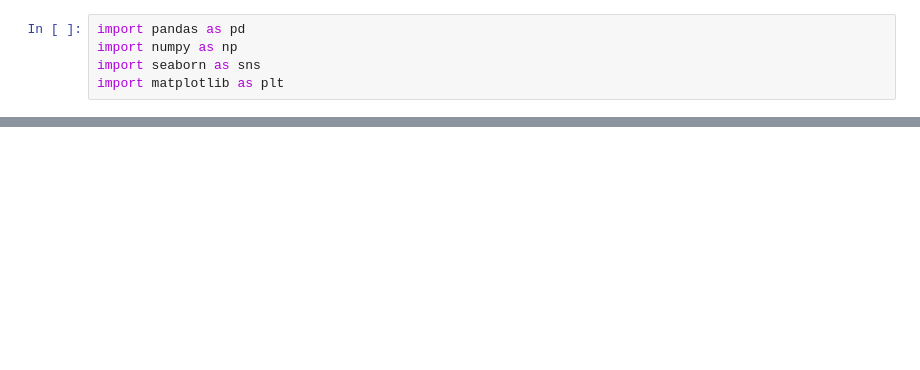
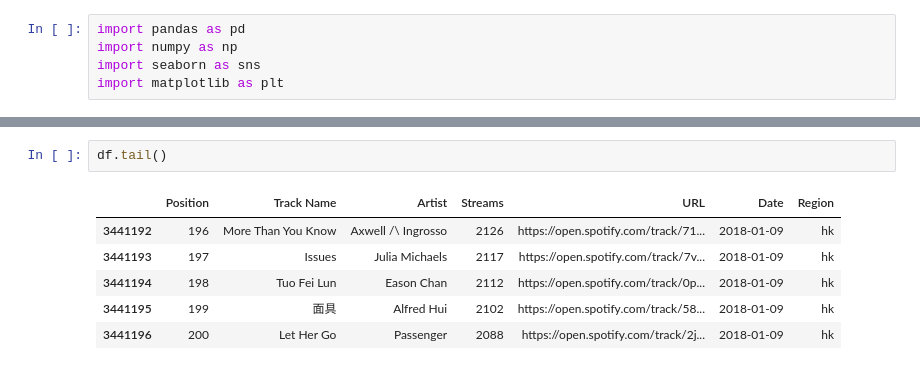
Before and after one commit to AbdullahIbneAziz/Spotify-Music-Recommendation, a Jupyter notebook: Spotify_Recommendation_System.ipynb, the cells around one changed output, grey strips where cells are left out. Saved outputs shown, nothing was run; the diff lists cells and outputs as text; blank space fills up the shorter version.

```diff
--- a/Spotify_Recommendation_System.ipynb
+++ b/Spotify_Recommendation_System.ipynb
@@ -13,0 +33,9 @@ import matplotlib as plt
+# %%
+df.tail()
+# %% [output]
+|  | Position | Track Name | Artist | Streams | URL | Date | Region |
+| 3441192 | 196 | More Than You Know | Axwell /\ Ingrosso | 2126 | https://open.spotify.com/track/71... | 2018-01-09 | hk |
+| 3441193 | 197 | Issues | Julia Michaels | 2117 | https://open.spotify.com/track/7v... | 2018-01-09 | hk |
+| 3441194 | 198 | Tuo Fei Lun | Eason Chan | 2112 | https://open.spotify.com/track/0p... | 2018-01-09 | hk |
+| 3441195 | 199 | 面具 | Alfred Hui | 2102 | https://open.spotify.com/track/58... | 2018-01-09 | hk |
+| 3441196 | 200 | Let Her Go | Passenger | 2088 | https://open.spotify.com/track/2j... | 2018-01-09 | hk |
```
Also changed, not shown: parts of 19 cells of this notebook, 1 other file.
